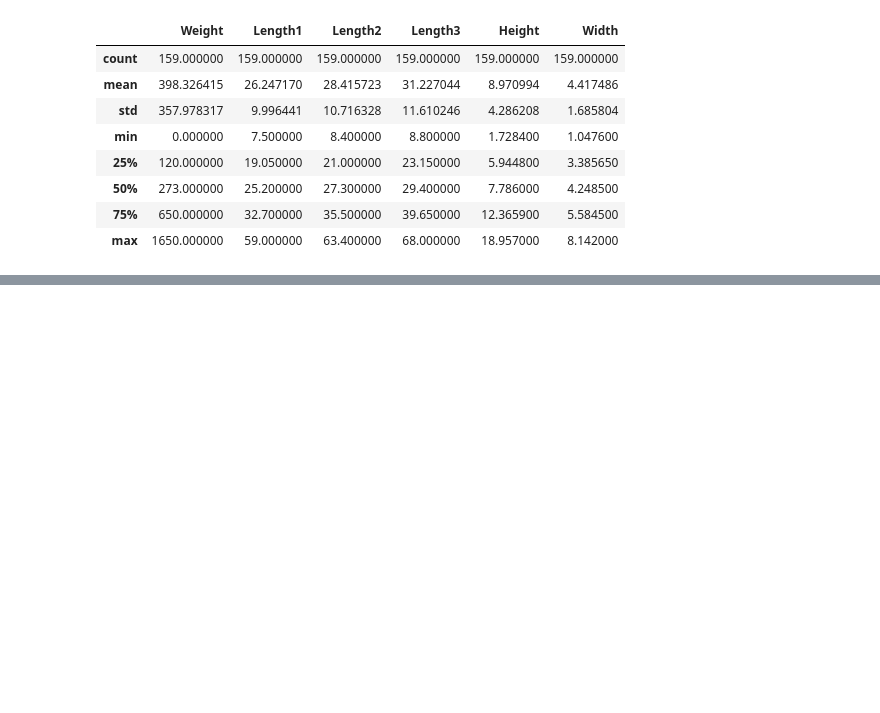
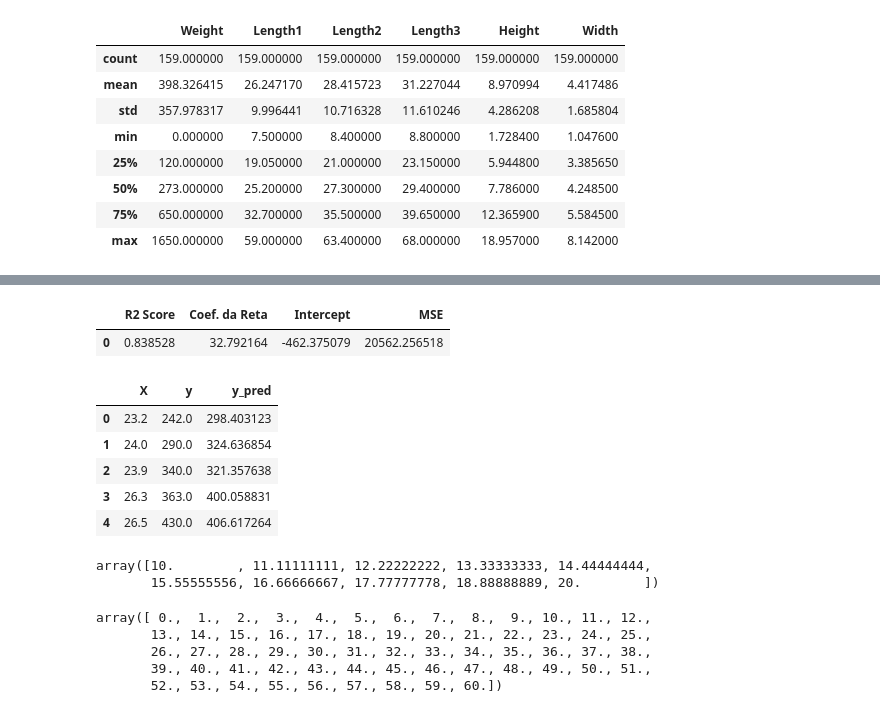
Before and after one commit to glima91/mestrado-reconhecimento-de-padroes, a Jupyter notebook: notebooks/1_regressaoLinear.ipynb, the cells around one changed output, grey strips where cells are left out. Drawn from its saved outputs; the diff is of its cells as text; code cells hidden in the pictures; blank space fills up the shorter version.

```diff
--- a/notebooks/1_regressaoLinear.ipynb
+++ b/notebooks/1_regressaoLinear.ipynb
@@ -91,0 +124,29 @@ df.corr()
+# %%
+pd.DataFrame({"R2 Score": r2_score, "Coef. da Reta": coef.item(), "Intercept": intercept, "MSE": mse})
+# %% [output]
+|  | R2 Score | Coef. da Reta | Intercept | MSE |
+| 0 | 0.838528 | 32.792164 | -462.375079 | 20562.256518 |
+# %%
+# valor real e previsto
+df_preds = pd.DataFrame({'X': X.flatten(), 'y': y.flatten(), 'y_pred': y_pred.flatten()})
+df_preds.head()
+# %% [output]
+|  | X | y | y_pred |
+| 0 | 23.2 | 242.0 | 298.403123 |
+| 1 | 24.0 | 290.0 | 324.636854 |
+| 2 | 23.9 | 340.0 | 321.357638 |
+| 3 | 26.3 | 363.0 | 400.058831 |
+| 4 | 26.5 | 430.0 | 406.617264 |
+# %%
+np.linspace(10,20,10)
+# %% [output]
+array([10.        , 11.11111111, 12.22222222, 13.33333333, 14.44444444,
+       15.55555556, 16.66666667, 17.77777778, 18.88888889, 20.        ])
+# %%
+np.linspace(start=0,stop=60,num=61)
+# %% [output]
+array([ 0.,  1.,  2.,  3.,  4.,  5.,  6.,  7.,  8.,  9., 10., 11., 12.,
+       13., 14., 15., 16., 17., 18., 19., 20., 21., 22., 23., 24., 25.,
+       26., 27., 28., 29., 30., 31., 32., 33., 34., 35., 36., 37., 38.,
+       39., 40., 41., 42., 43., 44., 45., 46., 47., 48., 49., 50., 51.,
+       52., 53., 54., 55., 56., 57., 58., 59., 60.])
```
Also changed, not shown: parts of 12 cells of this notebook, 1 other file.
